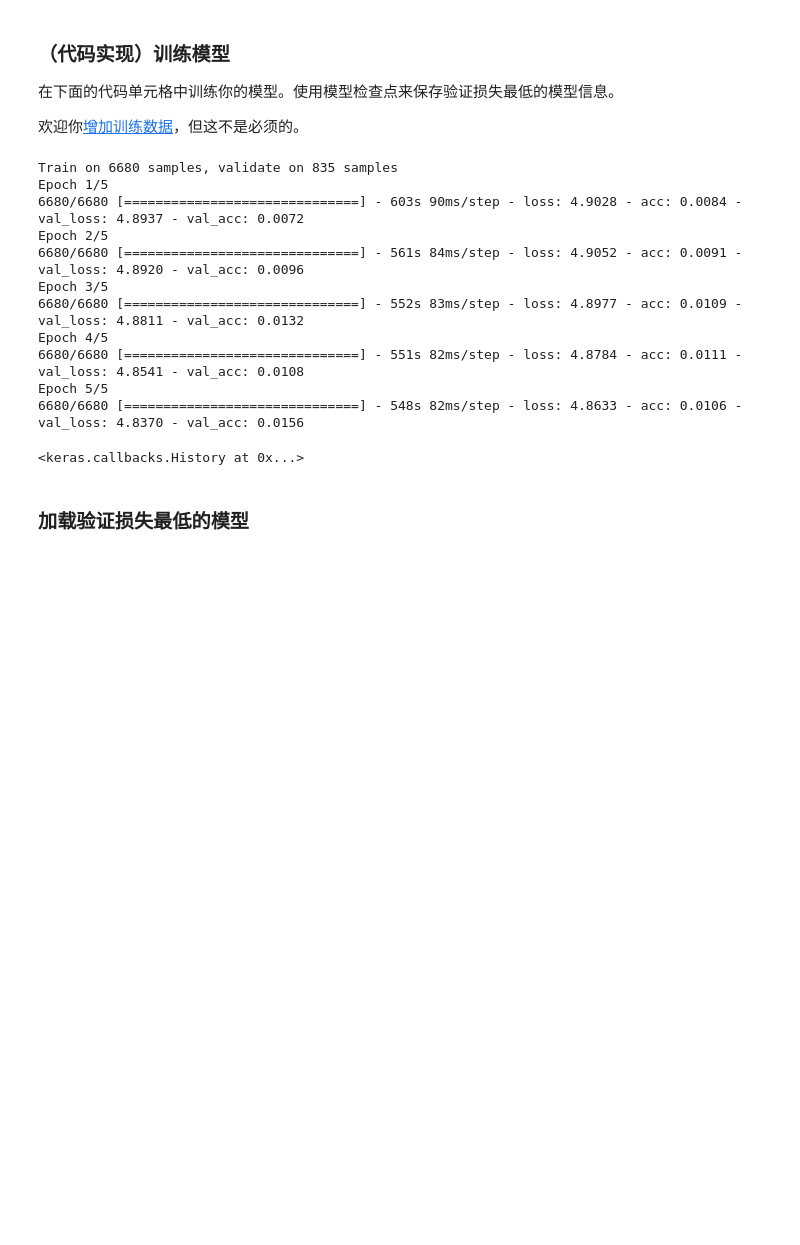
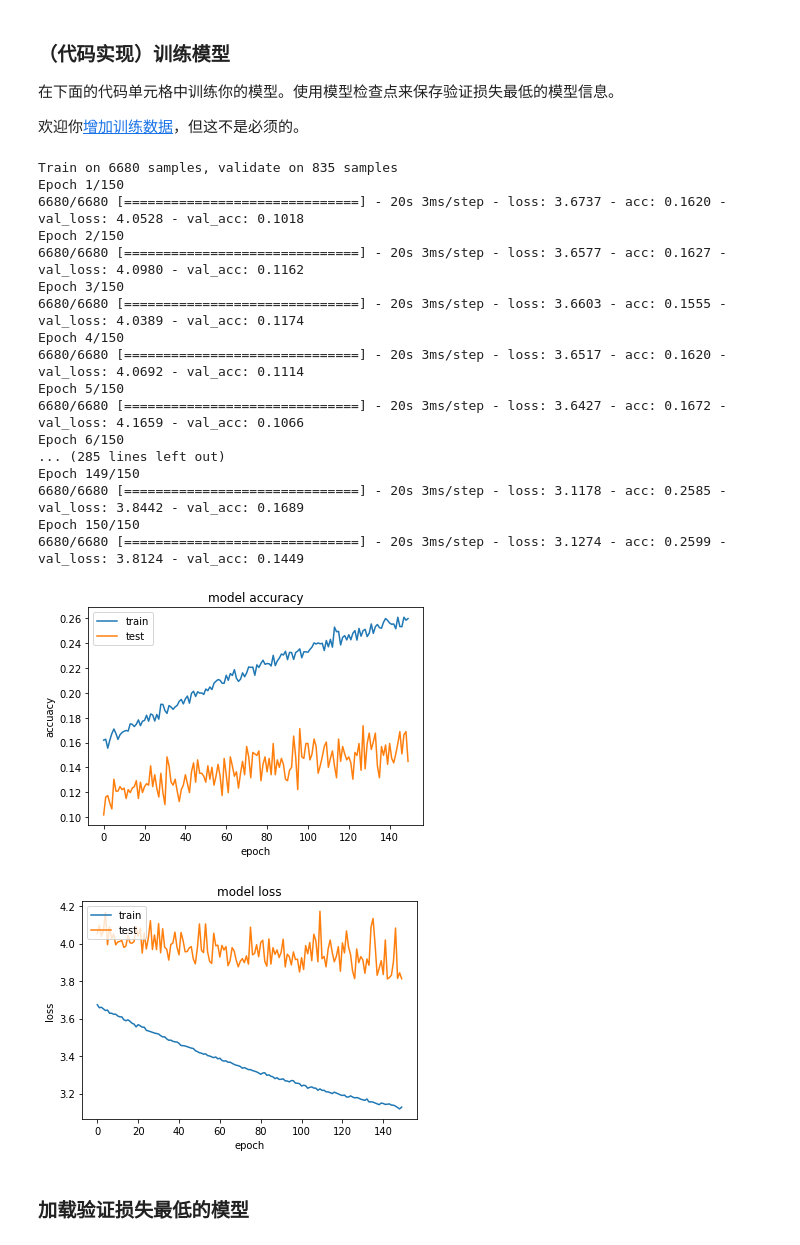
Before and after one commit to goheaven/DS_capstone_dog_CNN, a Jupyter notebook: dog_app-zh.ipynb, the cells around one changed output. Cells and saved outputs as stored; diff of their text form; code cells hidden in the pictures; blank space fills up the shorter version.

Commit message:
v2.0 Tested with different epoc
v2.0 run different models to find best fit

```diff
--- a/dog_app-zh.ipynb
+++ b/dog_app-zh.ipynb
@@ -411,29 +409,61 @@ from keras.callbacks import ModelCheckpoint
 
 ### TODO: specify the number of epochs that you would like to use to train the model.
 
-epochs = 5
+epochs = 150
 
 ### Do NOT modify the code below this line.
 
 checkpointer = ModelCheckpoint(filepath='saved_models/weights.best.from_scratch.hdf5',
                                verbose=1, save_best_only=True)
 
-model.fit(train_tensors, train_targets,
+history = model.fit(train_tensors, train_targets,
           validation_data=(valid_tensors, valid_targets),
           epochs=epochs, batch_size=20, callbacks=[checkpointer], verbose=1)
 # %% [output]
 Train on 6680 samples, validate on 835 samples
-Epoch 1/5
-6680/6680 [==============================] - 603s 90ms/step - loss: 4.9028 - acc: 0.0084 - val_loss: 4.8937 - val_acc: 0.0072
-Epoch 2/5
-6680/6680 [==============================] - 561s 84ms/step - loss: 4.9052 - acc: 0.0091 - val_loss: 4.8920 - val_acc: 0.0096
-Epoch 3/5
-6680/6680 [==============================] - 552s 83ms/step - loss: 4.8977 - acc: 0.0109 - val_loss: 4.8811 - val_acc: 0.0132
-Epoch 4/5
-6680/6680 [==============================] - 551s 82ms/step - loss: 4.8784 - acc: 0.0111 - val_loss: 4.8541 - val_acc: 0.0108
-Epoch 5/5
-6680/6680 [==============================] - 548s 82ms/step - loss: 4.8633 - acc: 0.0106 - val_loss: 4.8370 - val_acc: 0.0156
+Epoch 1/150
+6680/6680 [==============================] - 20s 3ms/step - loss: 3.6737 - acc: 0.1620 - val_loss: 4.0528 - val_acc: 0.1018
+Epoch 2/150
+6680/6680 [==============================] - 20s 3ms/step - loss: 3.6577 - acc: 0.1627 - val_loss: 4.0980 - val_acc: 0.1162
+Epoch 3/150
+6680/6680 [==============================] - 20s 3ms/step - loss: 3.6603 - acc: 0.1555 - val_loss: 4.0389 - val_acc: 0.1174
+Epoch 4/150
+6680/6680 [==============================] - 20s 3ms/step - loss: 3.6517 - acc: 0.1620 - val_loss: 4.0692 - val_acc: 0.1114
+Epoch 5/150
+6680/6680 [==============================] - 20s 3ms/step - loss: 3.6427 - acc: 0.1672 - val_loss: 4.1659 - val_acc: 0.1066
+Epoch 6/150
+... (285 lines left out)
+Epoch 149/150
+6680/6680 [==============================] - 20s 3ms/step - loss: 3.1178 - acc: 0.2585 - val_loss: 3.8442 - val_acc: 0.1689
+Epoch 150/150
+6680/6680 [==============================] - 20s 3ms/step - loss: 3.1274 - acc: 0.2599 - val_loss: 3.8124 - val_acc: 0.1449
-<keras.callbacks.History at 0x...>
+# %%
+#Display fit result
+def display_chart_from_model(fit_result):
+
+    #display accuracy chart
+    plt.plot(fit_result.history['acc'])
+    plt.plot(fit_result.history['val_acc'])
+    plt.title('model accuracy')
+    plt.ylabel('accuacy')
+    plt.xlabel('epoch')
+    plt.legend(['train','test'],loc='upper left')
+    plt.show()
+
+    #display loss chart
+    plt.plot(history.history['loss'])
+    plt.plot(history.history['val_loss'])
+    plt.title('model loss')
+    plt.ylabel('loss')
+    plt.xlabel('epoch')
+    plt.legend(['train','test'],loc='upper left')
+    plt.show()
+# %%
+#display chart of fit results
+display_chart_from_model(history)
+# %% [output]
+[figure, added]
+[figure, added]
 # %% [markdown]
 ### 加载验证损失最低的模型
 # %%
```
Also changed, not shown: parts of 13 cells of this notebook, 19 other files.
